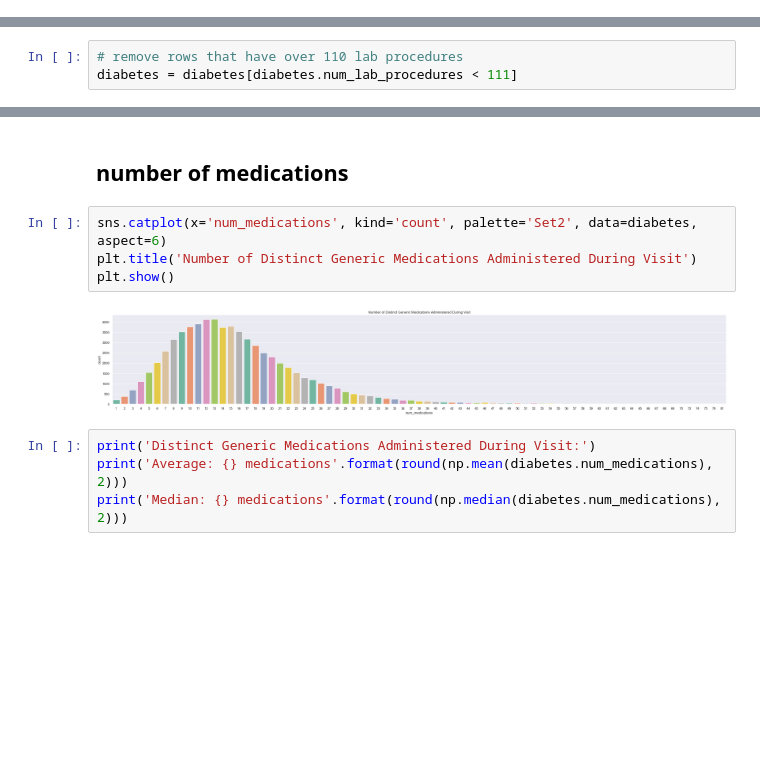
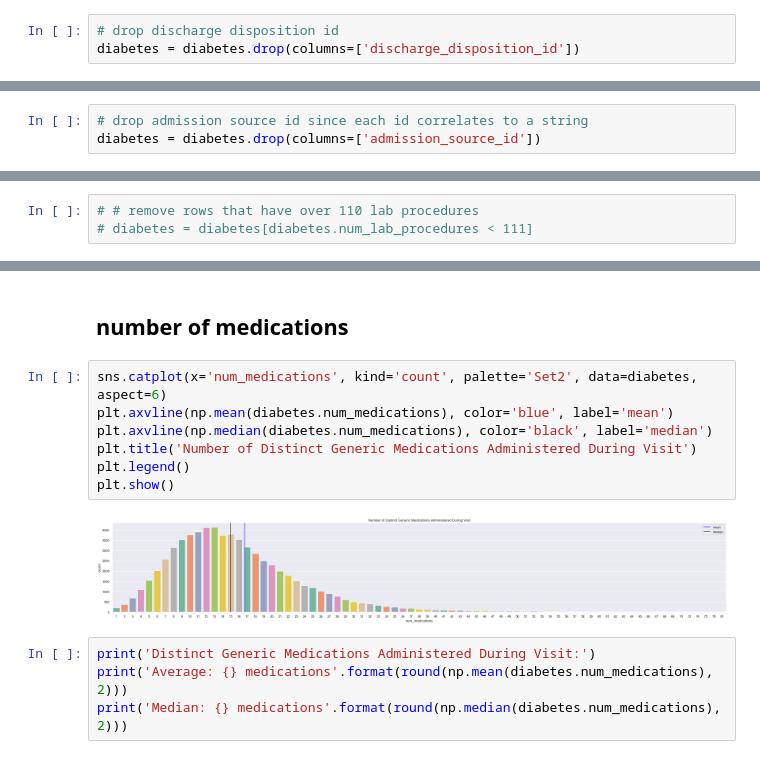
Before and after one commit to annasophiat/diabetic-readmissions, a Jupyter notebook: diabetes_storytelling.ipynb, the cells around one changed output, grey strips where cells are left out. Cells and saved outputs as stored; diff of their text form; blank space fills up the shorter version.

```diff
--- a/diabetes_storytelling.ipynb
+++ b/diabetes_storytelling.ipynb
@@ -213,3 +217,6 @@ chart_display(diabetes.readmitted, diabetes.discharge_disposition_id)
+# %%
+# drop discharge disposition id
+diabetes = diabetes.drop(columns=['discharge_disposition_id'])
 # %% [markdown]
 ## admission source
 # %%
@@ -226,6 +233,9 @@ plt.title('Readmit Rates by Admission Source')
 plt.show()
 # %% [output]
 [figure]
+# %%
+# drop admission source id since each id correlates to a string
+diabetes = diabetes.drop(columns=['admission_source_id'])
 # %% [markdown]
 # hospital visit
 # %% [markdown]
@@ -310,6 +321,6 @@ Based on the graph, some patients had over 100 lab procedures completed during t
 # %%
-# remove rows that have over 110 lab procedures
-diabetes = diabetes[diabetes.num_lab_procedures < 111]
+# # remove rows that have over 110 lab procedures
+# diabetes = diabetes[diabetes.num_lab_procedures < 111]
 # %% [markdown]
 ## number of procedures (other than lab)
 # %%
@@ -350,10 +361,13 @@ Patients who spend more time in the hospital have more procedures completed, tho
 ## number of medications
 # %%
 sns.catplot(x='num_medications', kind='count', palette='Set2', data=diabetes, aspect=6)
+plt.axvline(np.mean(diabetes.num_medications), color='blue', label='mean')
+plt.axvline(np.median(diabetes.num_medications), color='black', label='median')
 plt.title('Number of Distinct Generic Medications Administered During Visit')
+plt.legend()
 plt.show()
 # %% [output]
-[figure, old version]
+[figure, new version]
 # %%
 print('Distinct Generic Medications Administered During Visit:')
 print('Average: {} medications'.format(round(np.mean(diabetes.num_medications), 2)))
```
Also changed, not shown: parts of 54 cells of this notebook, 2 other files.
